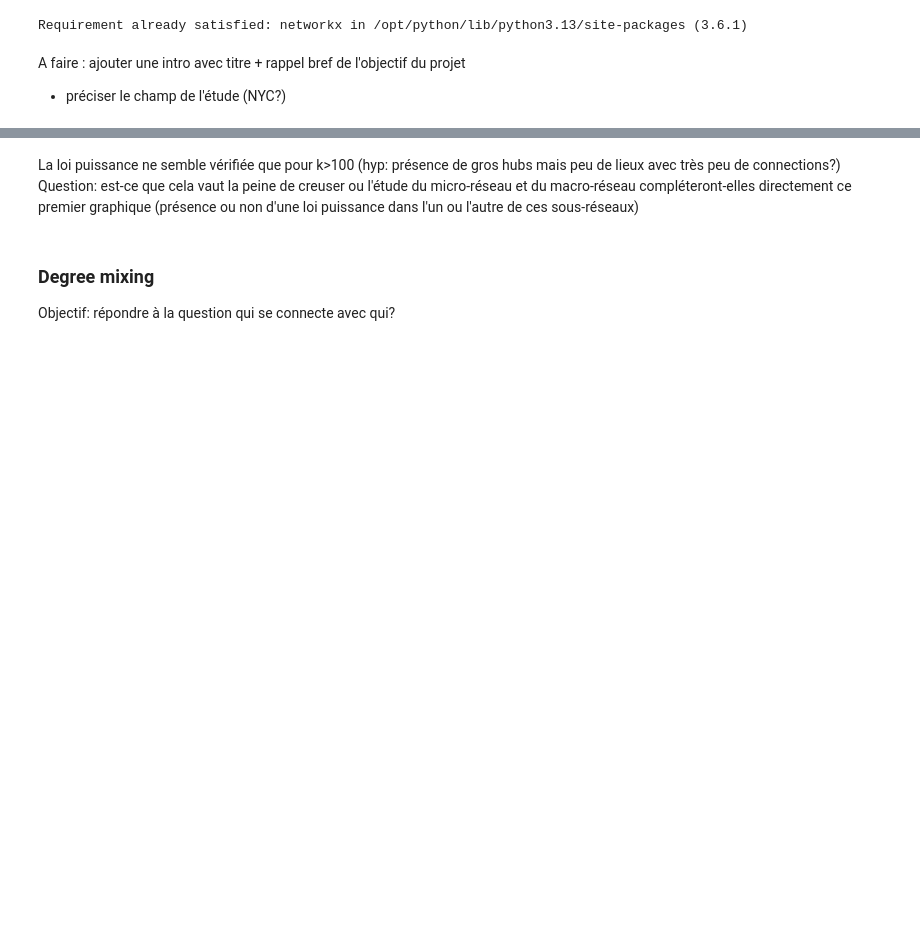
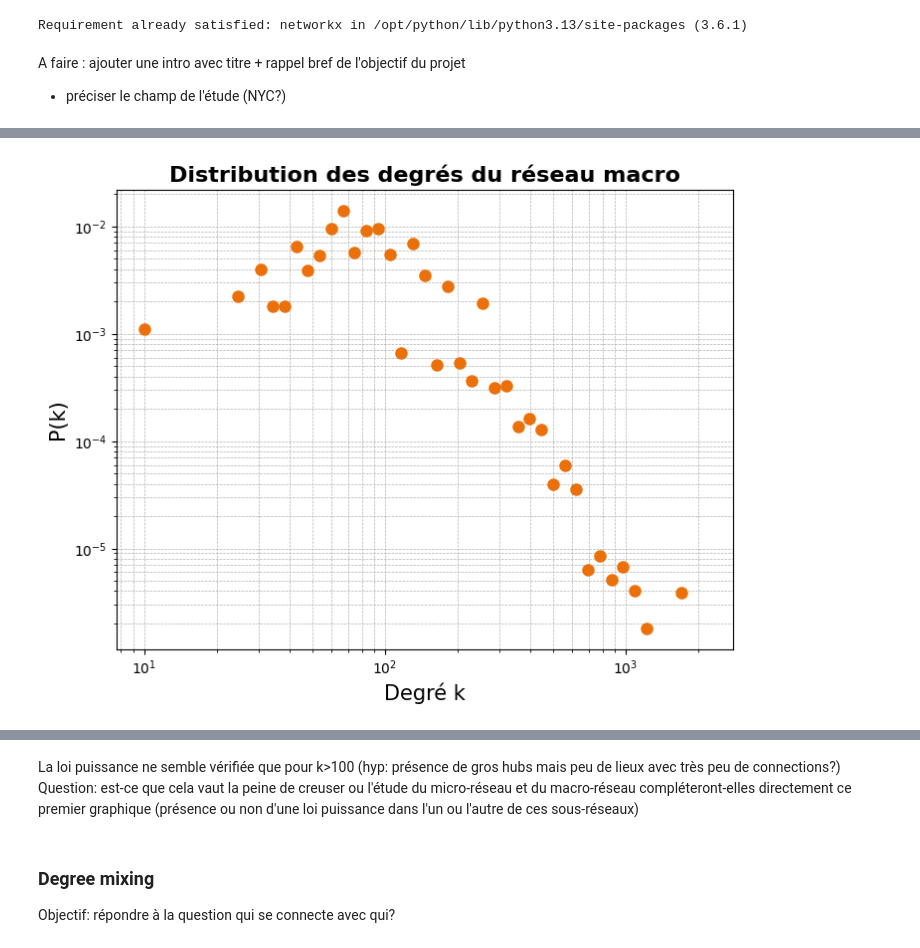
Before and after one commit to Amandine701/Networks_projet, a Jupyter notebook: etude_du_reseau_complet.ipynb, the cells around one changed output, grey strips where cells are left out. Cells and saved outputs as stored; diff of their text form; code cells hidden in the pictures; blank space fills up the shorter version.

```diff
--- a/etude_du_reseau_complet.ipynb
+++ b/etude_du_reseau_complet.ipynb
@@ -130,0 +128,6 @@ plt.show()
+# %%
+#  Réseau macro : distribution des degrés
+
+degree_distribution(G_macro, titre='Distribution des degrés du réseau macro')
+# %% [output]
+[figure, added]
```
Also changed, not shown: parts of 21 cells of this notebook.
